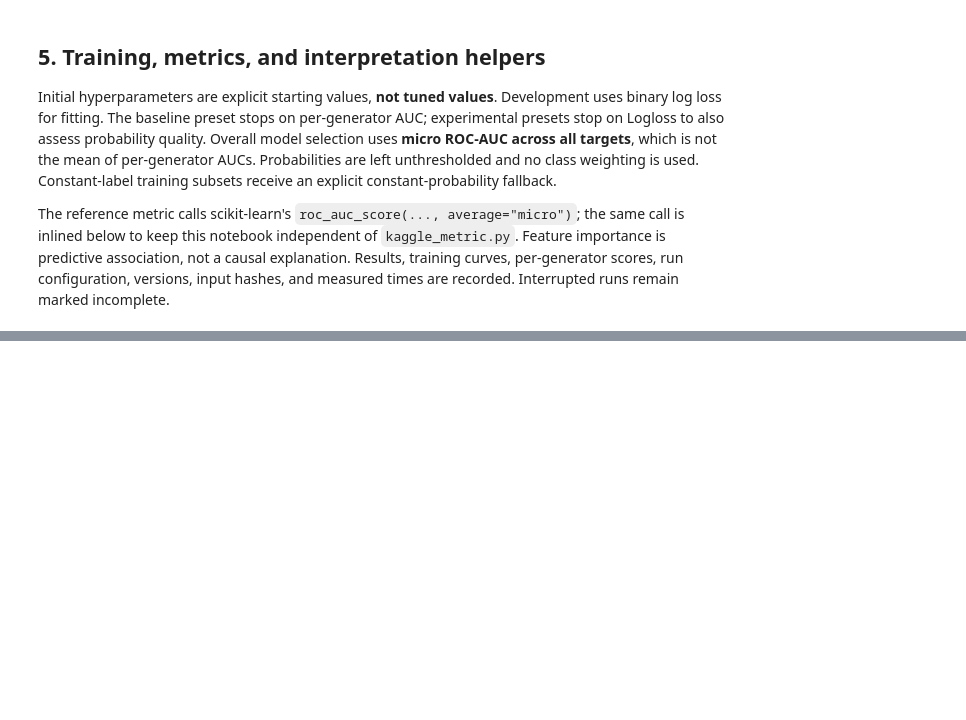
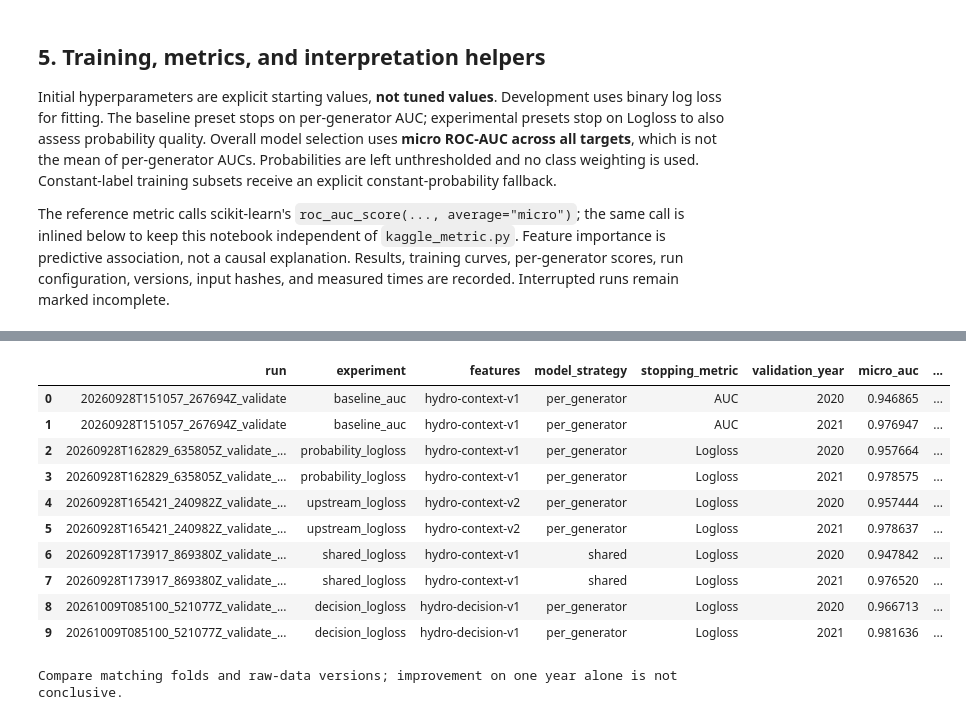
Before and after one commit to jonasbirkeli/TDT4173-course-project, a Jupyter notebook: catboost.ipynb, the cells around one changed output, grey strips where cells are left out. Cells and saved outputs as stored; diff of their text form; code cells hidden in the pictures; blank space fills up the shorter version.

```diff
--- a/catboost.ipynb
+++ b/catboost.ipynb
@@ -528,12 +803,20 @@ for g in GENERATORS:
 roundtrip = assemble_predictions(train_cases.iloc[:2],
     {g: labels_for(train_cases.iloc[:2], g).reshape(2, HOURS) for g in GENERATORS})
 np.testing.assert_array_equal(roundtrip[LABELS], train_cases.iloc[:2][LABELS])
-FEATURE_NAMES = generator_features(probe, GENERATORS[0]).columns.tolist()
+NUMERIC_FEATURE_NAMES = generator_features(probe, GENERATORS[0]).columns.tolist()
+FEATURE_NAMES = NUMERIC_FEATURE_NAMES + (["generator_id"] if MODEL_STRATEGY == "shared" else [])
+MODEL_KEYS = ["shared"] if MODEL_STRATEGY == "shared" else GENERATORS
 FEATURE_SIGNATURE = hashlib.sha256(json.dumps(FEATURE_NAMES).encode()).hexdigest()
 if any(c in FEATURE_NAMES for c in ("Run No", "starttime", "total_calculation_time")):
     raise ValueError("Metadata leaked into predictors.")
-bytes_per_case = HOURS * len(FEATURE_NAMES) * np.dtype("float32").itemsize
+bytes_per_case = HOURS * len(NUMERIC_FEATURE_NAMES) * np.dtype("float32").itemsize
 print(f"Data checks passed: {len(FEATURE_NAMES)} features per generator-hour.")
 print(f"One full training feature matrix: approximately {len(train_cases) * bytes_per_case / 2**20:.0f} MiB.")
 print("This is not peak memory: copies, CatBoost pools, and model state add overhead.")
 del probe, probe_single, roundtrip
+if MODEL_STRATEGY == "shared":
+    shared_rows = len(train_cases) * HOURS * len(GENERATORS)
+    raw_gib = shared_rows * len(NUMERIC_FEATURE_NAMES) * 4 / 2**30
+    print(f"Shared full-data fit: {shared_rows:,} rows, {len(NUMERIC_FEATURE_NAMES)} numeric features + generator_id.")
+    print(f"Raw numeric allocation: {raw_gib:.2f} GiB; CatBoost and preprocessing require additional RAM.")
+    print("Run smoke before full validation. Shared-model runtime has not been measured.")
@@ -592,6 +882,8 @@ def file_hash(path):
     return digest.hexdigest()
 
 def fit_and_predict(fitting, evaluation, parameters, iterations, folder, *, early_stop):
+    if MODEL_STRATEGY == "shared":
+        return fit_shared_and_predict(fitting, evaluation, parameters, iterations, folder, early_stop=early_stop)
     from catboost import CatBoostClassifier
     started = perf_counter()
     folder.mkdir(parents=True, exist_ok=False)
@@ -680,8 +1080,10 @@ else:
             raise ValueError("Set EXPERIMENT to the frozen configuration's experiment name before holdout or submit.")
         if SELECTED_CONFIG.get("seed") != SEED:
             raise ValueError("Use the same random seed as the frozen configuration.")
-        if set(SELECTED_CONFIG.get("iterations", {})) != set(GENERATORS):
-            raise ValueError("Frozen configuration must include tree counts for every generator.")
+        if SELECTED_CONFIG.get("model_strategy", "per_generator") != MODEL_STRATEGY:
+            raise ValueError("Frozen configuration uses a different model strategy.")
+        if set(SELECTED_CONFIG.get("iterations", {})) != set(MODEL_KEYS):
+            raise ValueError(f"Frozen configuration must contain tree counts for {MODEL_KEYS}.")
         if any(not isinstance(v, int) or v < 1 for v in SELECTED_CONFIG["iterations"].values()):
             raise ValueError("Frozen tree counts must be positive integers.")
         parameters = dict(SELECTED_CONFIG["parameters"])
@@ -694,7 +1096,7 @@ else:
     RUN_DIRECTORY = ROOT / "outputs" / "catboost" / f"{stamp}_{RUN_MODE}_{EXPERIMENT}"
     RUN_DIRECTORY.mkdir(parents=True, exist_ok=False)
     run_summary = {"status": "incomplete", "mode": RUN_MODE, "experiment": EXPERIMENT, "versions": VERSIONS,
-        "seed": SEED, "threads": THREADS, "feature_version": FEATURE_VERSION,
+        "seed": SEED, "threads": THREADS, "model_strategy": MODEL_STRATEGY, "feature_version": FEATURE_VERSION,
         "feature_signature": FEATURE_SIGNATURE, "features": FEATURE_NAMES,
         "parameters": parameters, "folds": FOLDS,
         "maximum_iterations": MAX_ITERATIONS, "early_stopping_rounds": EARLY_STOPPING,
@@ -730,9 +1132,9 @@ else:
         run_summary["development_results"] = fold_results
         display(pd.DataFrame(fold_results))
         if RUN_MODE == "validate":
-            selected = {"experiment": EXPERIMENT, "feature_version": FEATURE_VERSION, "feature_signature": FEATURE_SIGNATURE,
+            selected = {"experiment": EXPERIMENT, "model_strategy": MODEL_STRATEGY, "feature_version": FEATURE_VERSION, "feature_signature": FEATURE_SIGNATURE,
                         "seed": SEED, "parameters": parameters,
-                        "iterations": {g: max(1, int(np.median([r["trees"] for r in iteration_records if r["generator"] == g]))) for g in GENERATORS}}
+                        "iterations": {g: max(1, int(np.median([r["trees"] for r in iteration_records if r["generator"] == g]))) for g in MODEL_KEYS}}
             write_json(RUN_DIRECTORY / "selected_configuration.json", selected)
             print("Copy this complete dictionary into SELECTED_CONFIG before holdout or submit:")
             print(repr(selected))
@@ -815,24 +1281,38 @@ Try `probability_logloss` first (same v1 inputs, different stopping metric), the
 # %%
 # Read historical development metrics only. Never use holdout/test results to select presets.
 comparison_rows = []
 for metadata_path in sorted((ROOT / "outputs/catboost").glob("*/run.json")):
     previous = json.loads(metadata_path.read_text(encoding="utf-8"))
     if previous.get("mode") != "validate" or previous.get("status") != "complete":
         continue
     for result in previous.get("development_results", []):
         comparison_rows.append({
             "run": metadata_path.parent.name,
             "experiment": previous.get("experiment", "baseline_auc"),
             "features": previous.get("feature_version"),
+            "model_strategy": previous.get("model_strategy", "per_generator"),
             "stopping_metric": previous.get("parameters", {}).get("eval_metric"),
             "validation_year": result["validation_start"][:4],
             "micro_auc": result["micro_auc"],
             "mean_generator_logloss": result.get("mean_generator_logloss"),
             "mean_generator_brier": result.get("mean_generator_brier"),
         })
 if comparison_rows:
     comparison = pd.DataFrame(comparison_rows)
     display(comparison)
     print("Compare matching folds and raw-data versions; improvement on one year alone is not conclusive.")
     if RUN_DIRECTORY is not None:
         comparison.to_csv(RUN_DIRECTORY / "development_comparison.csv", index=False)
+# %% [output]
+|  | run | experiment | features | model_strategy | stopping_metric | validation_year | micro_auc | ... |
+| 0 | 20260928T151057_267694Z_validate | baseline_auc | hydro-context-v1 | per_generator | AUC | 2020 | 0.946865 | ... |
+| 1 | 20260928T151057_267694Z_validate | baseline_auc | hydro-context-v1 | per_generator | AUC | 2021 | 0.976947 | ... |
+| 2 | 20260928T162829_635805Z_validate_... | probability_logloss | hydro-context-v1 | per_generator | Logloss | 2020 | 0.957664 | ... |
+| 3 | 20260928T162829_635805Z_validate_... | probability_logloss | hydro-context-v1 | per_generator | Logloss | 2021 | 0.978575 | ... |
+| 4 | 20260928T165421_240982Z_validate_... | upstream_logloss | hydro-context-v2 | per_generator | Logloss | 2020 | 0.957444 | ... |
+| 5 | 20260928T165421_240982Z_validate_... | upstream_logloss | hydro-context-v2 | per_generator | Logloss | 2021 | 0.978637 | ... |
+| 6 | 20260928T173917_869380Z_validate_... | shared_logloss | hydro-context-v1 | shared | Logloss | 2020 | 0.947842 | ... |
+| 7 | 20260928T173917_869380Z_validate_... | shared_logloss | hydro-context-v1 | shared | Logloss | 2021 | 0.976520 | ... |
+| 8 | 20261009T085100_521077Z_validate_... | decision_logloss | hydro-decision-v1 | per_generator | Logloss | 2020 | 0.966713 | ... |
+| 9 | 20261009T085100_521077Z_validate_... | decision_logloss | hydro-decision-v1 | per_generator | Logloss | 2021 | 0.981636 | ... |
+Compare matching folds and raw-data versions; improvement on one year alone is not conclusive.
```
Also changed, not shown: parts of 13 cells of this notebook, 7 other files.
